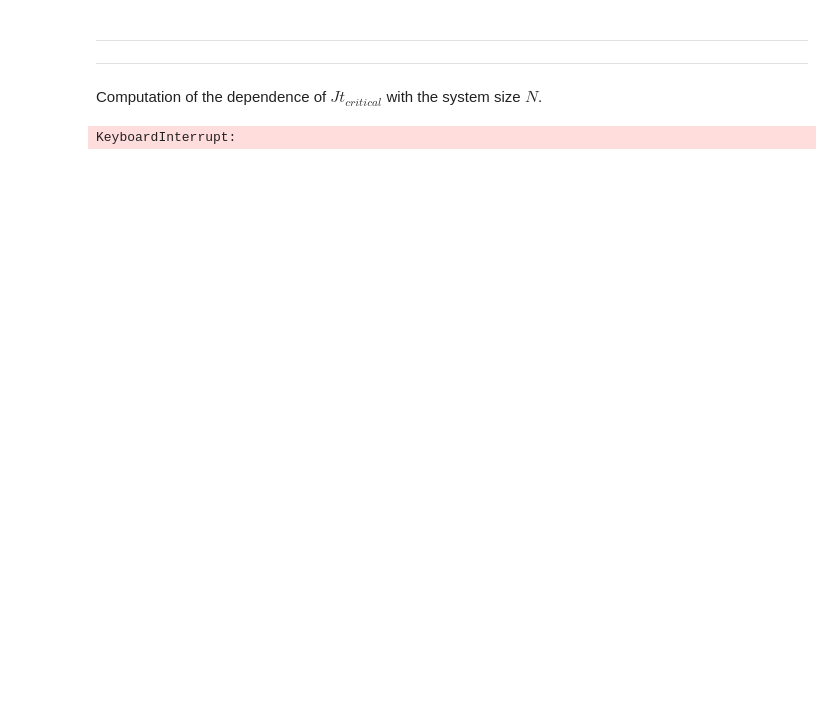
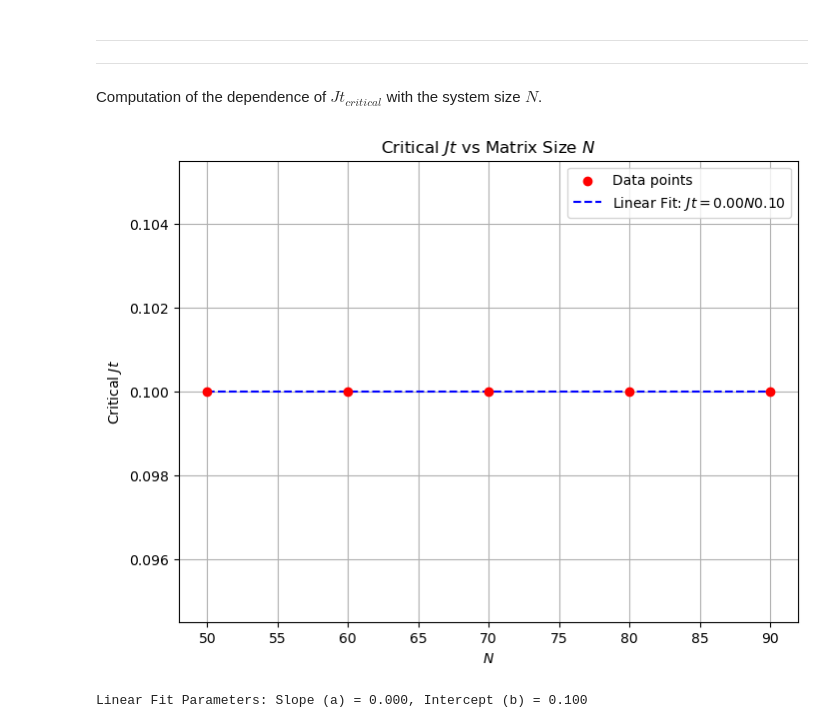
Before and after one commit to FedericoTonetto/Ising_chain_1D, a Jupyter notebook: hopping_model_time_evolution_covariance_matrix.ipynb, the cells around one changed output. Cells and saved outputs as stored; diff of their text form; code cells hidden in the pictures; blank space fills up the shorter version.

```diff
--- a/hopping_model_time_evolution_covariance_matrix.ipynb
+++ b/hopping_model_time_evolution_covariance_matrix.ipynb
@@ -397,18 +407,18 @@ def compute_divergence_time(N_intial,N_final,N_step, t_init, t_final, t_step, J,
 
     for N in tqdm(N_values, desc="Processing N values"):
         # Compute theoretical Gamma
-        gamma_theoretical, Jt_values = compute_theoretical_gamma_large_N(N, t_init, t_final, t_step, J,disable_tqdm=True)
+        gamma_theoretical, t_values = compute_theoretical_gamma_large_N(N, t_init, t_final, t_step, J,disable_tqdm=True)
 
         # Compute numerical Gamma
         initial_state = gamma_0(N)
-        xx_ising_chain_no_magnetic_field = QuantumIsingChain1D(N=N, J=J, h=0, H=build_hopping_hamiltonian(N))
+        xx_ising_chain_no_magnetic_field = QuantumIsingChain1D(N=N, J=J, h=0, H=build_hopping_hamiltonian(J,N))
         gamma_numerical, _ = xx_ising_chain_no_magnetic_field.compute_time_evolution_covariance_matrix(t_init, t_final, t_step, initial_state ,disable_tqdm=True)
 
         # Compute the divergence time
         for t_idx, (gamma_th, gamma_num) in enumerate(zip(gamma_theoretical, gamma_numerical)):
             rel_diff = np.abs((gamma_th[row,col] - gamma_num[row,col]) )
             if rel_diff > threshold:
-                critical_times.append(Jt_values[t_idx])
+                critical_times.append(t_values[t_idx])
                 break
         else:
             critical_times.append(np.nan)  # No divergence found within the range
@@ -425,32 +435,33 @@ t_step = 0.1
 J=10
 
 # Compute the critical times
-critical_Jt, N_values = compute_divergence_time(N_initial,N_final,N_step, t_init, t_final, t_step, J, threshold,2,2)
+critical_t, N_values = compute_divergence_time(N_initial,N_final,N_step, t_init, t_final, t_step, J, threshold,2,2)
-# %% [output]
-KeyboardInterrupt:
 # %%
 N_values_reshaped = N_values.reshape(-1, 1)  # Reshape for sklearn
 model = LinearRegression()
-model.fit(N_values_reshaped, critical_Jt)
+model.fit(N_values_reshaped, critical_t)
 a = model.coef_[0]  # Slope
 b = model.intercept_  # Intercept
 
 # Generate a smooth line for the linear fit
 N_fit = np.linspace(min(N_values), max(N_values), 500)
 Jt_fit = a * N_fit + b
 
 # Plot the data points and the linear fit
 plt.figure(figsize=(8, 6))
-plt.scatter(N_values, critical_Jt, color='red', label='Data points', zorder=5)
+plt.scatter(N_values, critical_t, color='red', label='Data points', zorder=5)
 plt.plot(N_fit, Jt_fit, color='blue', linestyle='--', label=f'Linear Fit: $Jt = {a:.2f}N {b:.2f}$')
 plt.title("Critical $Jt$ vs Matrix Size $N$")
 plt.xlabel("$N$")
 plt.ylabel("Critical $Jt$")
 plt.legend()
 plt.grid(True)
 plt.show()
 
 print(f"Linear Fit Parameters: Slope (a) = {a:.3f}, Intercept (b) = {b:.3f}")
+# %% [output]
+[figure, added]
+Linear Fit Parameters: Slope (a) = 0.000, Intercept (b) = 0.100
 # %%
 from matplotlib.colors import LinearSegmentedColormap
 
```
Also changed, not shown: parts of 19 cells of this notebook, 1 other file.
